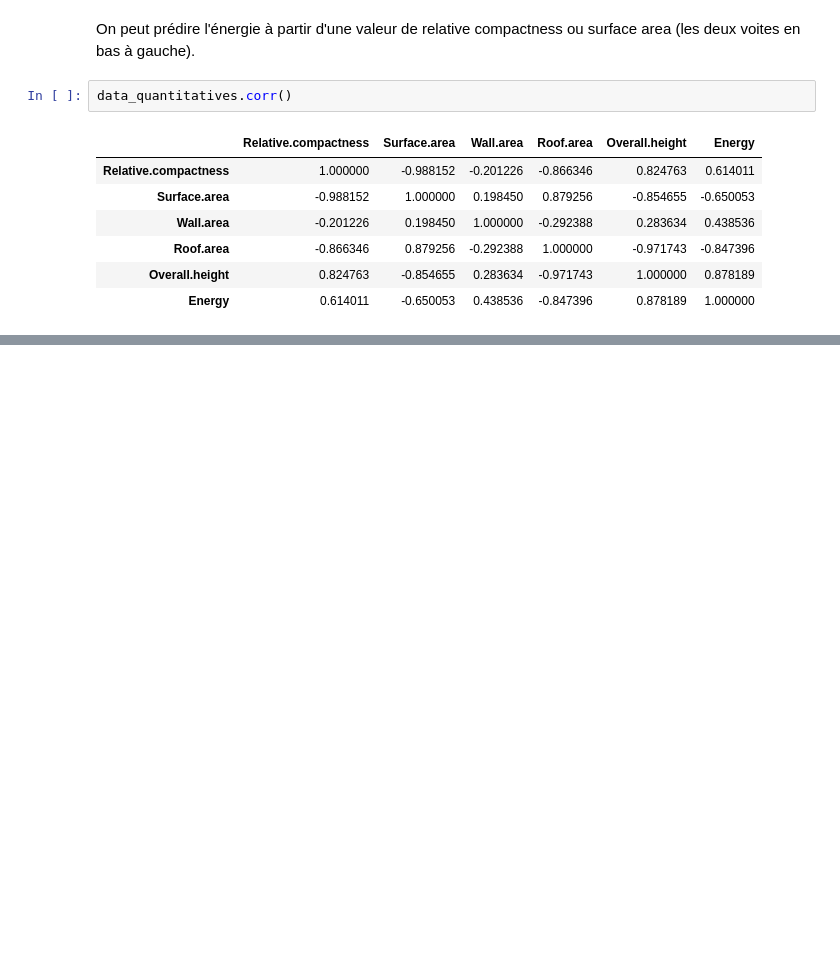
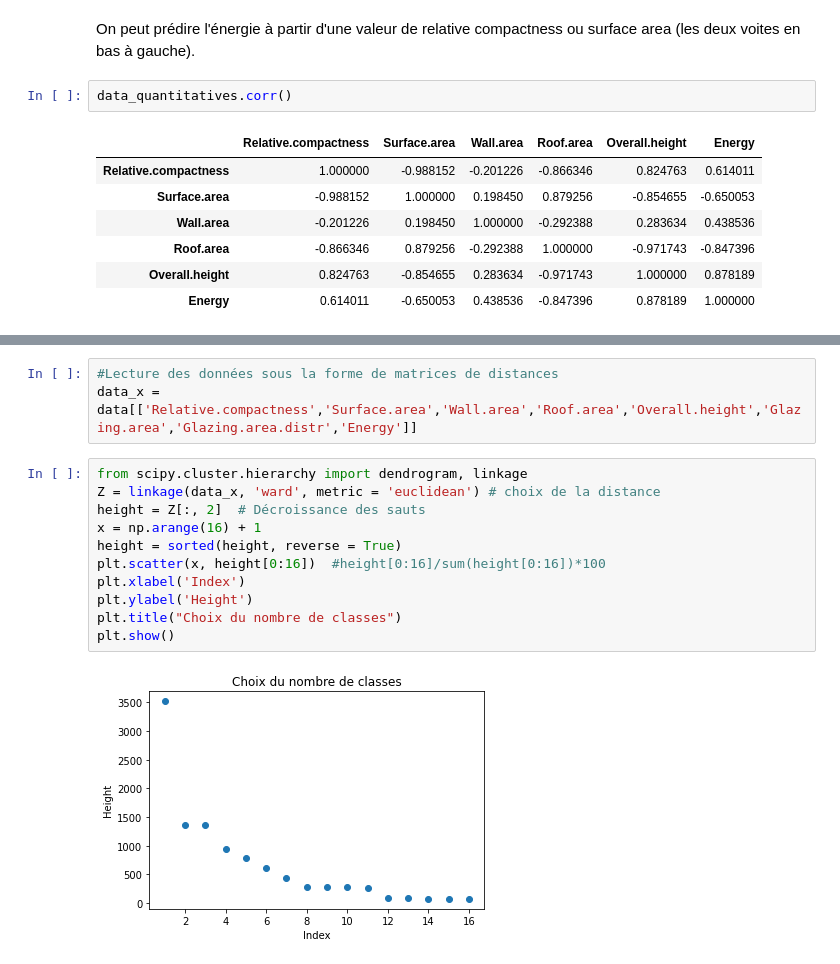
Before and after one commit to sophiayazzourh/ML_Project, a Jupyter notebook: Forecasting_the_energy_performance_of_buildings_Python_version.ipynb, the cells around one changed output, grey strips where cells are left out. Saved outputs shown, nothing was run; the diff lists cells and outputs as text; blank space fills up the shorter version.

```diff
--- a/Forecasting_the_energy_performance_of_buildings_Python_version.ipynb
+++ b/Forecasting_the_energy_performance_of_buildings_Python_version.ipynb
@@ -135,0 +199,16 @@ sns.heatmap(data_quantitatives.corr())
+# %%
+#Lecture des données sous la forme de matrices de distances
+data_x = data[['Relative.compactness','Surface.area','Wall.area','Roof.area','Overall.height','Glazing.area','Glazing.area.distr','Energy']]
+# %%
+from scipy.cluster.hierarchy import dendrogram, linkage
+Z = linkage(data_x, 'ward', metric = 'euclidean') # choix de la distance
+height = Z[:, 2]  # Décroissance des sauts
+x = np.arange(16) + 1
+height = sorted(height, reverse = True)
+plt.scatter(x, height[0:16])  #height[0:16]/sum(height[0:16])*100
+plt.xlabel('Index')
+plt.ylabel('Height')
+plt.title("Choix du nombre de classes")
+plt.show()
+# %% [output]
+[figure, added]
```
Also changed, not shown: parts of 117 cells of this notebook, 1 other file.
